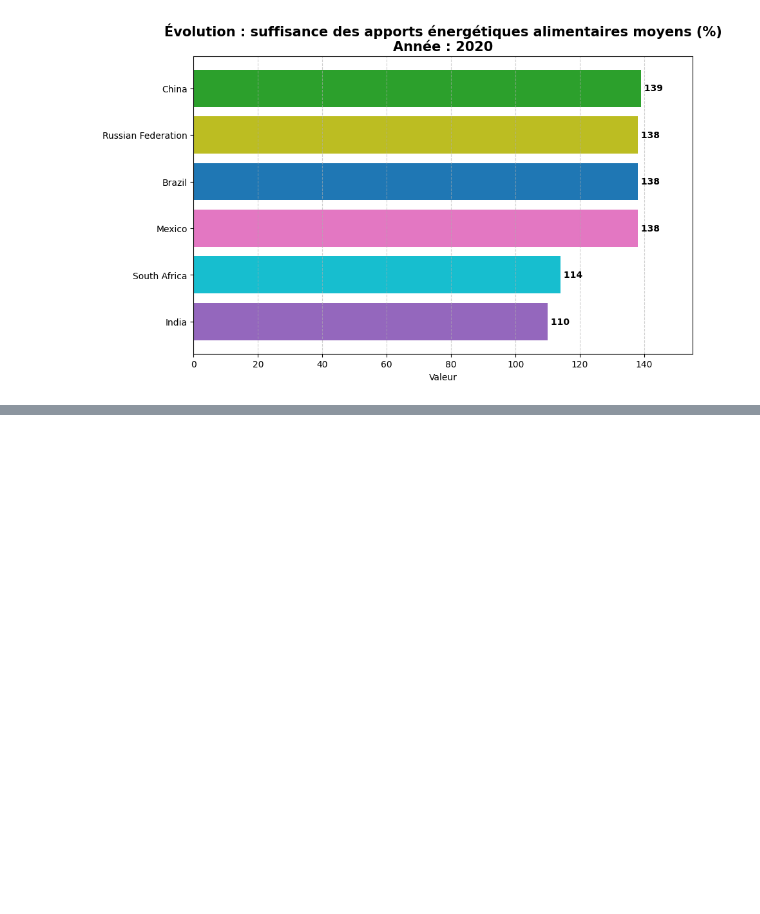
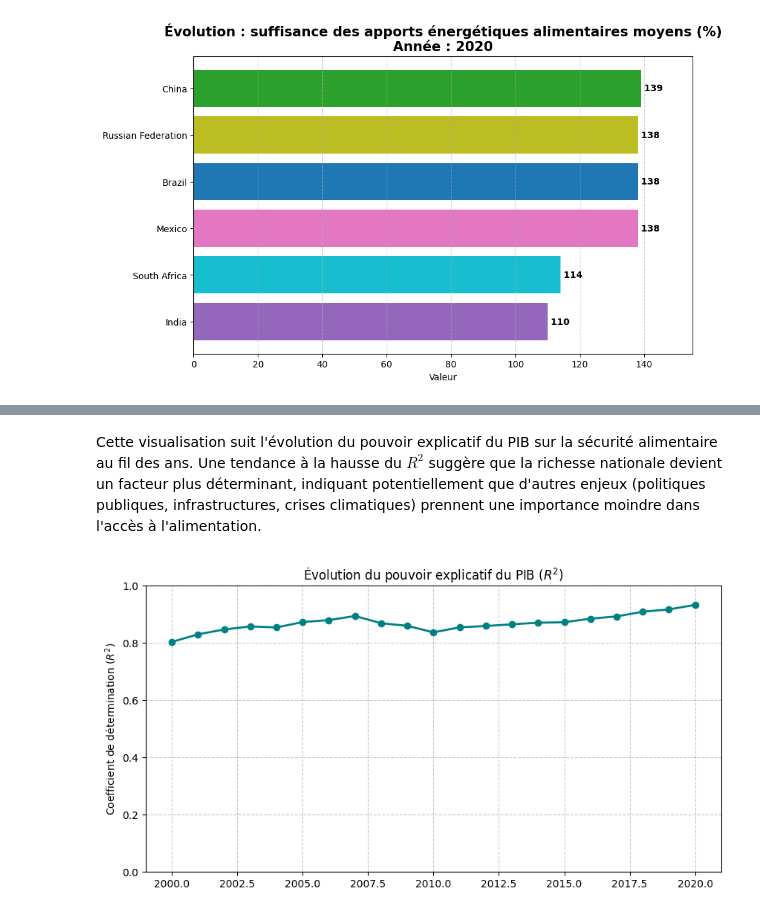
Before and after one commit to yczk9/projet_py4ds_Reis_Crapsky, a Jupyter notebook: Notebook_principal.ipynb, the cells around one changed output, grey strips where cells are left out. Cells and saved outputs as stored; diff of their text form; code cells hidden in the pictures; blank space fills up the shorter version.

```diff
--- a/Notebook_principal.ipynb
+++ b/Notebook_principal.ipynb
@@ -771,0 +539,7 @@ Le graphique des régressions a été sauvegardé sous 'resultats_regressions.pn
+# %%
+# Appel de la fonction de calcul
+df_reg_stats = reg.run_annual_regressions(data_final)
+
+# Affichage d'un aperçu des coefficients calculés
+print("Aperçu des coefficients de corrélation par année :")
+print(df_reg_stats[['Année', 'R2', 'N_Pays']].head())
@@ -771,0 +554,7 @@ Le graphique des régressions a été sauvegardé sous 'resultats_regressions.pn
+# %% [markdown]
+Cette visualisation suit l'évolution du pouvoir explicatif du PIB sur la sécurité alimentaire au fil des ans. Une tendance à la hausse du $R^2$ suggère que la richesse nationale devient un facteur plus déterminant, indiquant potentiellement que d'autres enjeux (politiques publiques, infrastructures, crises climatiques) prennent une importance moindre dans l'accès à l'alimentation.
+# %%
+# Appel de la visualisation temporelle
+reg.plot_r2_evolution(df_reg_stats)
+# %% [output]
+[figure, added]
```
Also changed, not shown: parts of 35 cells of this notebook, 2 other files.
